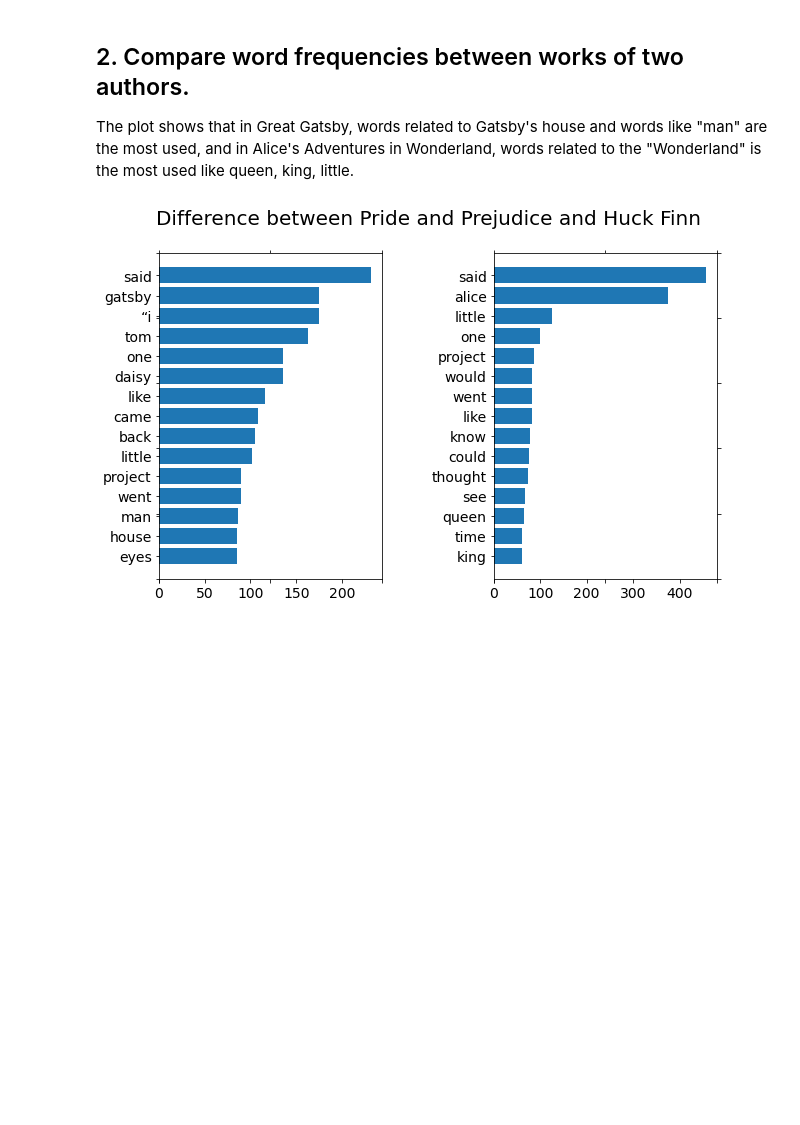
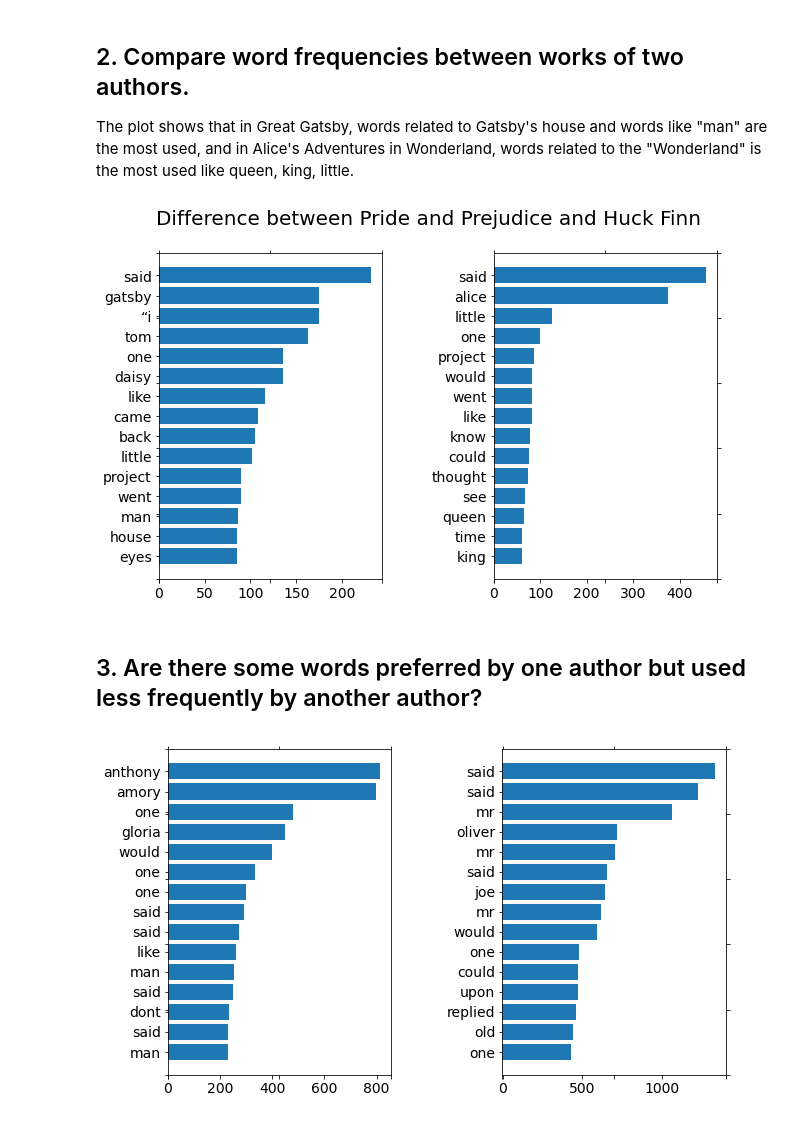
Before and after one commit to fdac22/MiniProject1, a Jupyter notebook: jim5.ipynb, the cells around one changed output. Saved outputs shown, nothing was run; the diff lists cells and outputs as text; code cells hidden in the pictures; blank space fills up the shorter version.

```diff
--- a/jim5.ipynb
+++ b/jim5.ipynb
@@ -116,2 +116,58 @@ plotTwoLists (wf_ee, wf_bu, 'Difference between Pride and Prejudice and Huck Fin
 # %% [output]
 [figure]
+# %% [markdown]
+## 3. Are there some words preferred by one author but used less frequently by another author?
+# %%
+def get_wfs (URLs):
+
+    words = {}
+
+    for URL in URLs:
+
+        r = requests.get(URL)
+
+        t = cleanHtml (r.text) .lower()
+        t = cleanWord(t)
+
+        wds = re.split('\s+',t)
+
+        for i in range(len(wds)):
+            wds [i] = cleanWord (wds [i])
+
+        wf = Counter (wds)
+
+        for k in stop_words:
+            wf.pop(k, None)
+
+        tw = 0
+
+        for w in wf:
+            tw += wf[w]
+
+        for item in wf.items():
+            if item in words:
+                words[item] += wf[item]
+            else:
+                words[item] = wf[item]
+
+    wfs = sorted (words, key = operator.itemgetter(1), reverse=True)
+    ml = min(len(wfs),15)
+
+    return (wfs [ 0:ml ] [::-1], tw)
+
+fitz = ['http://www.gutenberg.org/ebooks/64317.txt.utf-8', 'http://www.gutenberg.org/ebooks/805.txt.utf-8',
+        'http://www.gutenberg.org/ebooks/9830.txt.utf-8', 'http://www.gutenberg.org/ebooks/6695.txt.utf-8',
+        'http://www.gutenberg.org/ebooks/4368.txt.utf-8'
+]
+
+dickens = ['http://www.gutenberg.org/ebooks/1400.txt.utf-8', 'http://www.gutenberg.org/ebooks/98.txt.utf-8',
+            'http://www.gutenberg.org/ebooks/46.txt.utf-8', 'http://www.gutenberg.org/ebooks/730.txt.utf-8',
+            "https://www.gutenberg.org/ebooks/766"
+]
+
+(wf_ee, tw_ee) = get_wfs(fitz)
+(wf_bu, tw_bu) = get_wfs(dickens)
+
+plotTwoLists (wf_ee, wf_bu, '')
+# %% [output]
+[figure, added]
```
Also changed, not shown: parts of 2 cells of this notebook.
